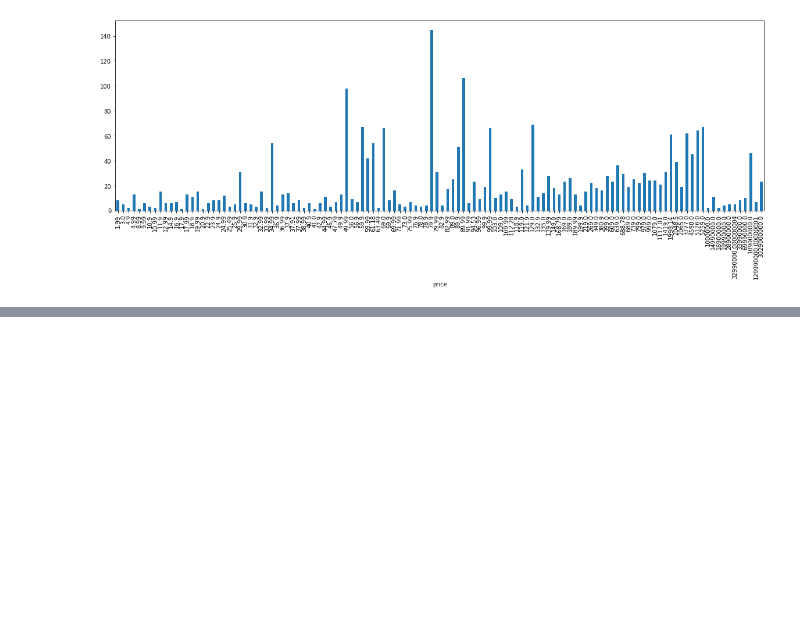
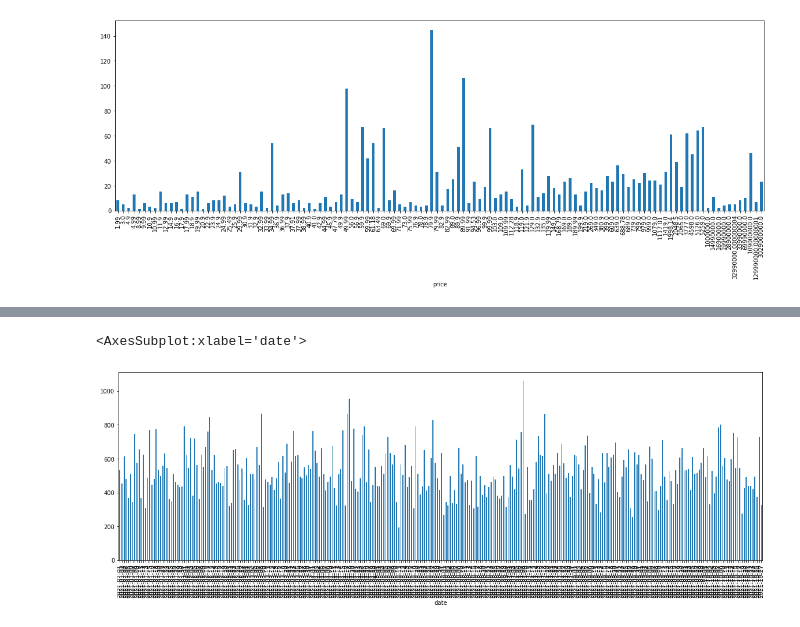
Before and after one commit to Rolkarolka/Delivery-optimization, a Jupyter notebook: notebooks/data_analysis.ipynb, the cells around one changed output, grey strips where cells are left out. Cells and saved outputs as stored; diff of their text form; code cells hidden in the pictures; blank space fills up the shorter version.

```diff
--- a/notebooks/data_analysis.ipynb
+++ b/notebooks/data_analysis.ipynb
@@ -199,0 +226,6 @@ df.groupby(df["price"])["price"].count().plot(kind='bar', rot=90, ax=axs) # do s
+# %%
+fig, axs = plt.subplots(figsize=(20, 6))
+user_activity.groupby(user_activity["date"])["date"].count().plot(kind='bar', ax=axs)
+# %% [output]
+<AxesSubplot:xlabel='date'>
+[figure, added]
```
Also changed, not shown: parts of 9 cells of this notebook.
